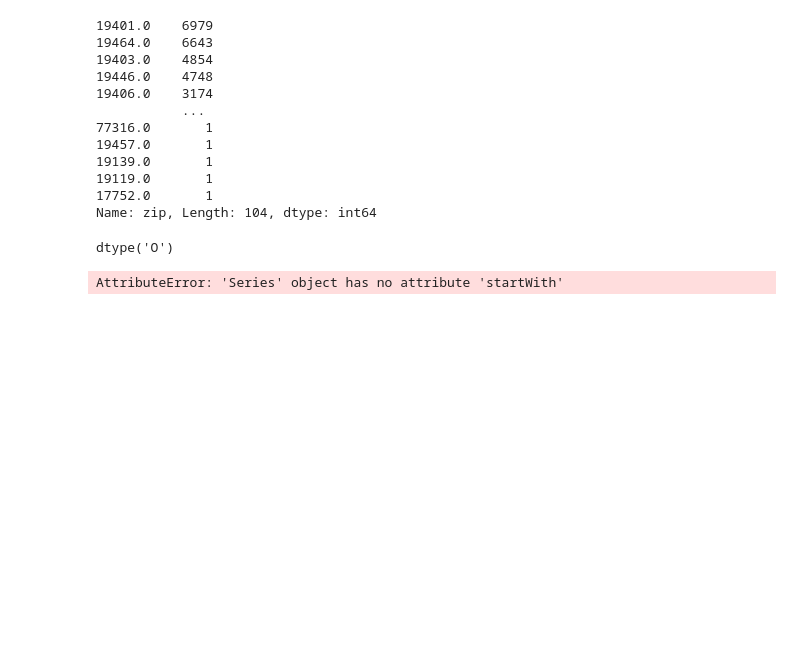
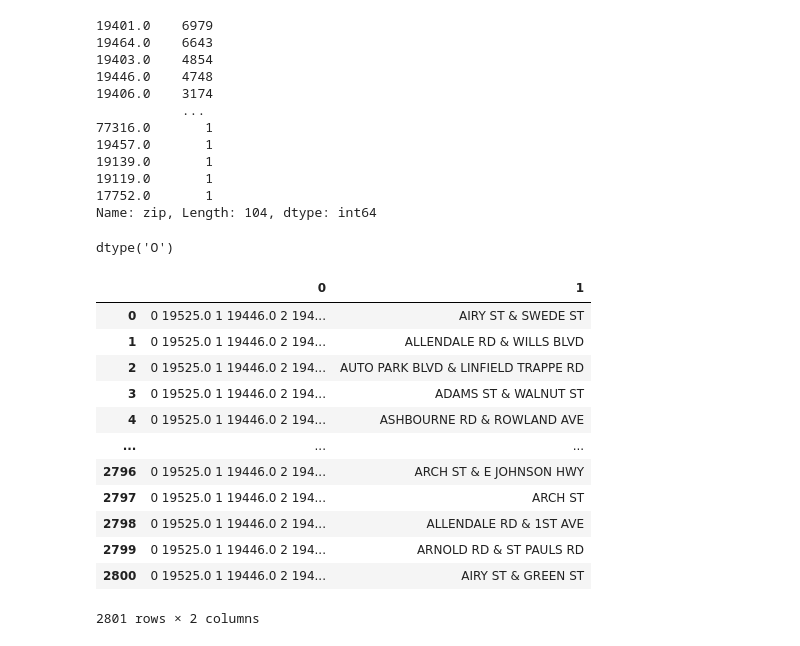
Before and after one commit to KrishnaDesai16/ML-DL, a Jupyter notebook: python/Pandas/PandasDatamaupulation2.ipynb, the cells around one changed output. Cells and saved outputs as stored; diff of their text form; code cells hidden in the pictures; blank space fills up the shorter version.

```diff
--- a/python/Pandas/PandasDatamaupulation2.ipynb
+++ b/python/Pandas/PandasDatamaupulation2.ipynb
@@ -605,7 +605,3 @@ dtype('O')
 df['timeStamp']=pd.to_datetime(df['timeStamp'])
 # %%
 df['Days']=pd.to_datetime(df['timeStamp']).dt.day
-# %%
-s=df['addr'].astype(str).tartWith('a')
-# %% [output]
-AttributeError: 'Series' object has no attribute 'startWith'
@@ -611,0 +612,17 @@ AttributeError: 'Series' object has no attribute 'startWith'
+# %%
+s=pd.DataFrame(dt)
+s
+# %% [output]
+|  | 0 | 1 |
+| 0 | 0 19525.0 1 19446.0 2 194... | AIRY ST & SWEDE ST |
+| 1 | 0 19525.0 1 19446.0 2 194... | ALLENDALE RD & WILLS BLVD |
+| 2 | 0 19525.0 1 19446.0 2 194... | AUTO PARK BLVD & LINFIELD TRAPPE RD |
+| 3 | 0 19525.0 1 19446.0 2 194... | ADAMS ST & WALNUT ST |
+| 4 | 0 19525.0 1 19446.0 2 194... | ASHBOURNE RD & ROWLAND AVE |
+| ... | ... | ... |
+| 2796 | 0 19525.0 1 19446.0 2 194... | ARCH ST & E JOHNSON HWY |
+| 2797 | 0 19525.0 1 19446.0 2 194... | ARCH ST |
+| 2798 | 0 19525.0 1 19446.0 2 194... | ALLENDALE RD & 1ST AVE |
+| 2799 | 0 19525.0 1 19446.0 2 194... | ARNOLD RD & ST PAULS RD |
+| 2800 | 0 19525.0 1 19446.0 2 194... | AIRY ST & GREEN ST |
+2801 rows × 2 columns
```
Also changed, not shown: parts of 7 cells of this notebook.
